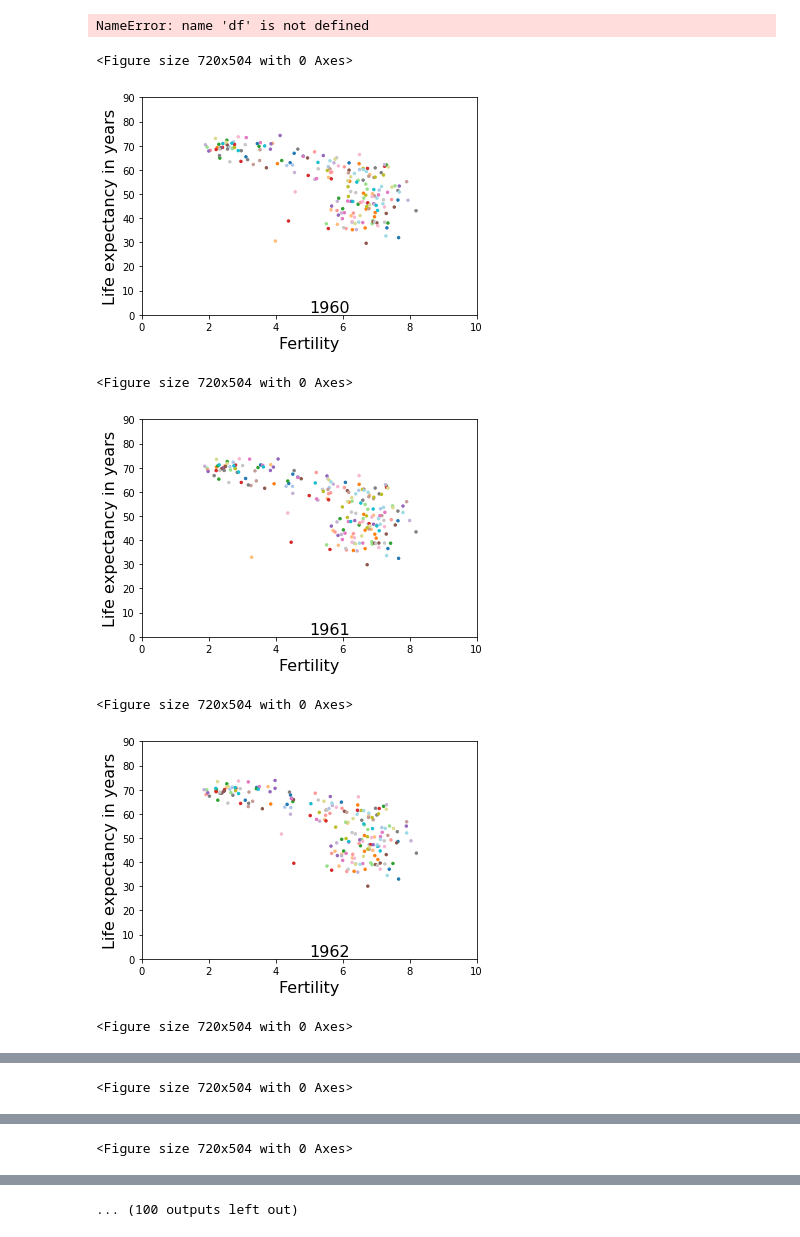
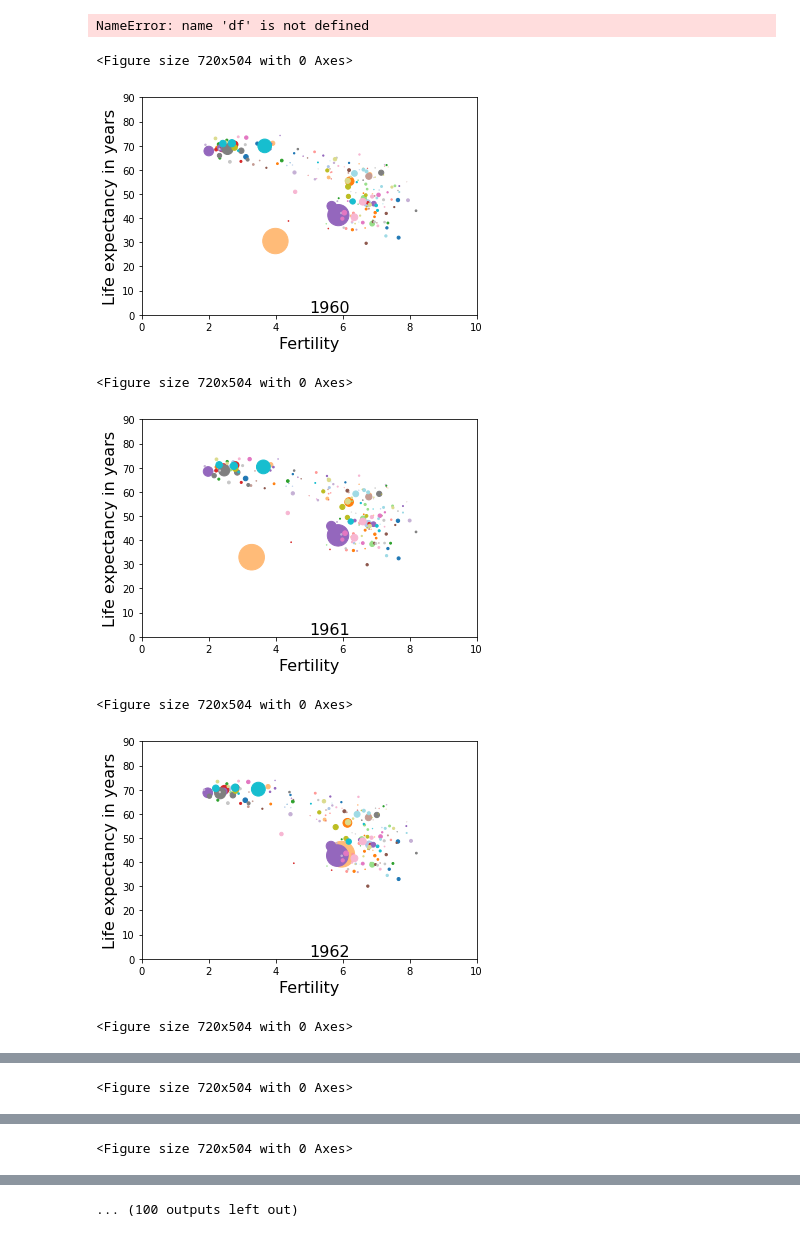
Before and after one commit to iremnasir/bootcamp_progress, a Jupyter notebook: Week_01/Day_4/Project_Work.ipynb, the cells around one changed output, grey strips where cells are left out. Drawn from its saved outputs; the diff is of its cells as text; code cells hidden in the pictures.

```diff
--- a/Week_01/Day_4/Project_Work.ipynb
+++ b/Week_01/Day_4/Project_Work.ipynb
@@ -250,21 +250,21 @@ import matplotlib.pyplot as plt
 # %%
 for year in year_array:
     plt.figure(figsize=(10,7))
     df6 = df3.unstack(1)
     df6 = df6[year]
     df6 = df6.unstack(1)
     cmap = plt.get_cmap('tab20', lut = len(df6)).colors
-    df6.plot.scatter('fertility', 'life_expectancy', s=6, c=cmap)
+    df6.plot.scatter('fertility', 'life_expectancy', s=df6['Population']/1000000, c=cmap)
     plt.text(5,1,year, fontsize = 16)
     plt.xlabel('Fertility', fontsize = '16')
     plt.ylabel('Life expectancy in years', fontsize = '16')
     plt.axis(ymin = 0, ymax= 90, xmin = 0, xmax = 10)
     plt.savefig(f'./plots/plot_{year}.png', bbox = 'tight')
 # %% [output]
 <Figure size 720x504 with 0 Axes>
-[figure, old version]
+[figure, new version]
 <Figure size 720x504 with 0 Axes>
-[figure, old version]
+[figure, new version]
 <Figure size 720x504 with 0 Axes>
-[figure, old version]
+[figure, new version]
 <Figure size 720x504 with 0 Axes>
```
Also changed, not shown: parts of 3 cells of this notebook, 26 other files.
